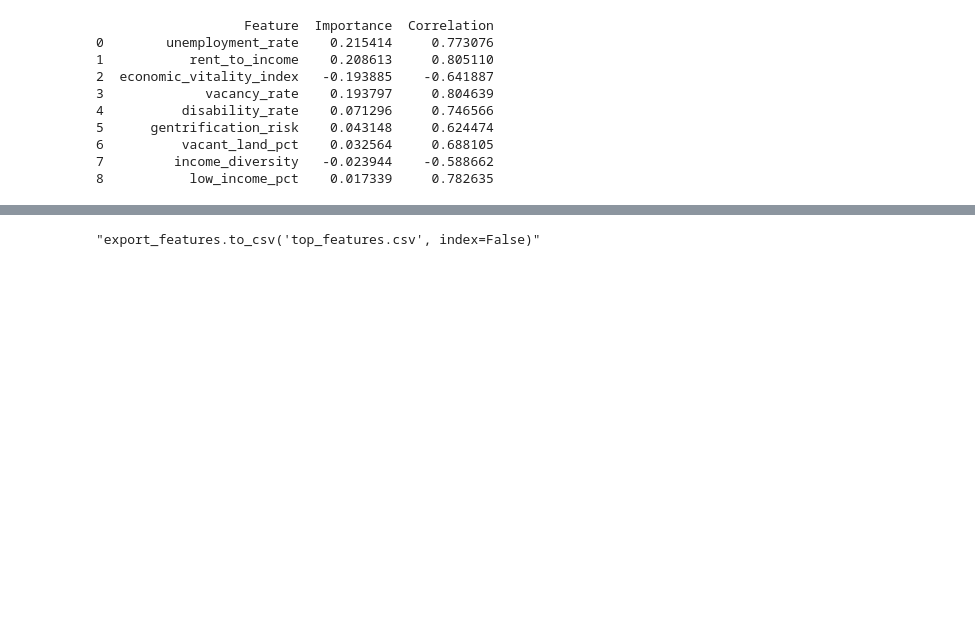
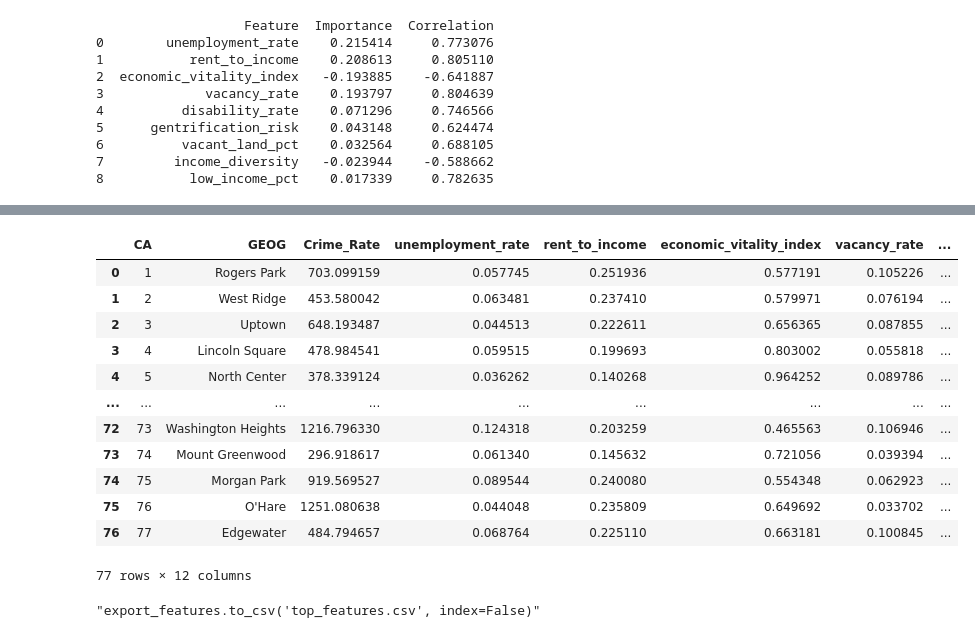
Before and after one commit to VanDang003/Analysis-of-Crime-and-Socioeconomic-Factors-in-Chicago, a Jupyter notebook: Feature Selection.ipynb, the cells around one changed output, grey strips where cells are left out. Cells and saved outputs as stored; diff of their text form; code cells hidden in the pictures; blank space fills up the shorter version.

```diff
--- a/Feature Selection.ipynb
+++ b/Feature Selection.ipynb
@@ -663,0 +683,19 @@ print(export_features)
+# %%
+top_feats_sorted = export_features['Feature'].tolist()
+
+top_feats_per_ca = pd.concat([merged_data[['CA', 'GEOG']], y_l, distilled_df[top_feats_sorted]], axis=1)
+top_feats_per_ca
+# %% [output]
+|  | CA | GEOG | Crime_Rate | unemployment_rate | rent_to_income | economic_vitality_index | vacancy_rate | ... |
+| 0 | 1 | Rogers Park | 703.099159 | 0.057745 | 0.251936 | 0.577191 | 0.105226 | ... |
+| 1 | 2 | West Ridge | 453.580042 | 0.063481 | 0.237410 | 0.579971 | 0.076194 | ... |
+| 2 | 3 | Uptown | 648.193487 | 0.044513 | 0.222611 | 0.656365 | 0.087855 | ... |
+| 3 | 4 | Lincoln Square | 478.984541 | 0.059515 | 0.199693 | 0.803002 | 0.055818 | ... |
+| 4 | 5 | North Center | 378.339124 | 0.036262 | 0.140268 | 0.964252 | 0.089786 | ... |
+| ... | ... | ... | ... | ... | ... | ... | ... | ... |
+| 72 | 73 | Washington Heights | 1216.796330 | 0.124318 | 0.203259 | 0.465563 | 0.106946 | ... |
+| 73 | 74 | Mount Greenwood | 296.918617 | 0.061340 | 0.145632 | 0.721056 | 0.039394 | ... |
+| 74 | 75 | Morgan Park | 919.569527 | 0.089544 | 0.240080 | 0.554348 | 0.062923 | ... |
+| 75 | 76 | O'Hare | 1251.080638 | 0.044048 | 0.235809 | 0.649692 | 0.033702 | ... |
+| 76 | 77 | Edgewater | 484.794657 | 0.068764 | 0.225110 | 0.663181 | 0.100845 | ... |
+77 rows × 12 columns
```
Also changed, not shown: parts of 4 cells of this notebook, 4 other files.
